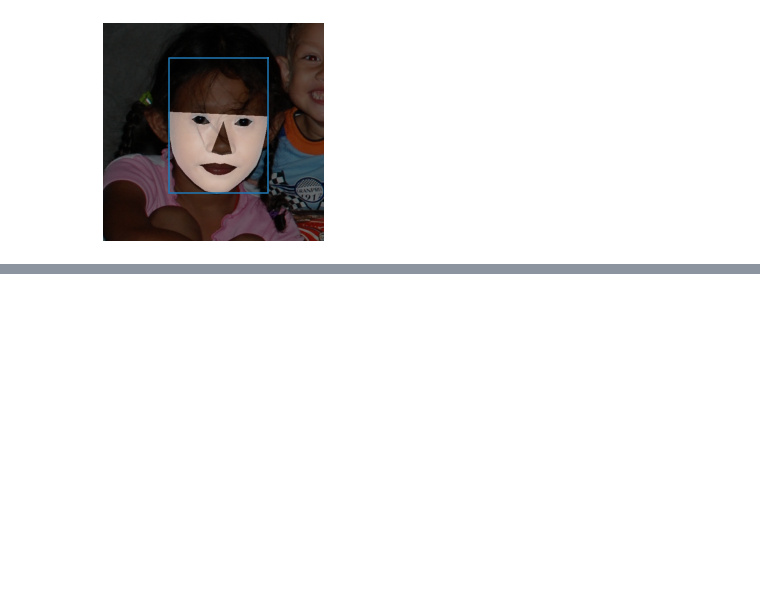
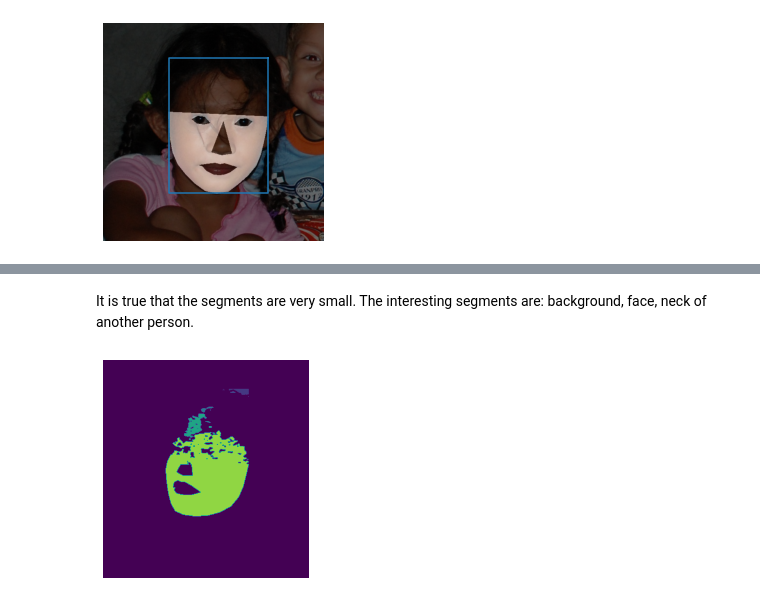
Before and after one commit to waczjoan/Face-Morph, a Jupyter notebook: SkinDetection/skinDetectionWithFaceLandmarks.ipynb, the cells around one changed output, grey strips where cells are left out. Cells and saved outputs as stored; diff of their text form; code cells hidden in the pictures; blank space fills up the shorter version.

```diff
--- a/SkinDetection/skinDetectionWithFaceLandmarks.ipynb
+++ b/SkinDetection/skinDetectionWithFaceLandmarks.ipynb
@@ -175,0 +295,5 @@ plot_img(new_mask, alpha = 0.25, ax = axs[3])
+# %%
+final_mask_unit8 = np.uint8(final_mask[:,:,0])
+# %%
+output = cv2.connectedComponentsWithStats(final_mask_unit8)
+(numLabels, labels, stats, centroids) = output
@@ -175,0 +305,6 @@ plot_img(new_mask, alpha = 0.25, ax = axs[3])
+# %% [markdown]
+It is true that the segments are very small. The interesting segments are: background, face, neck of another person.
+# %%
+plot_img(labels)
+# %% [output]
+[figure, added]
```
Also changed, not shown: parts of 79 cells of this notebook, 1 other file.
